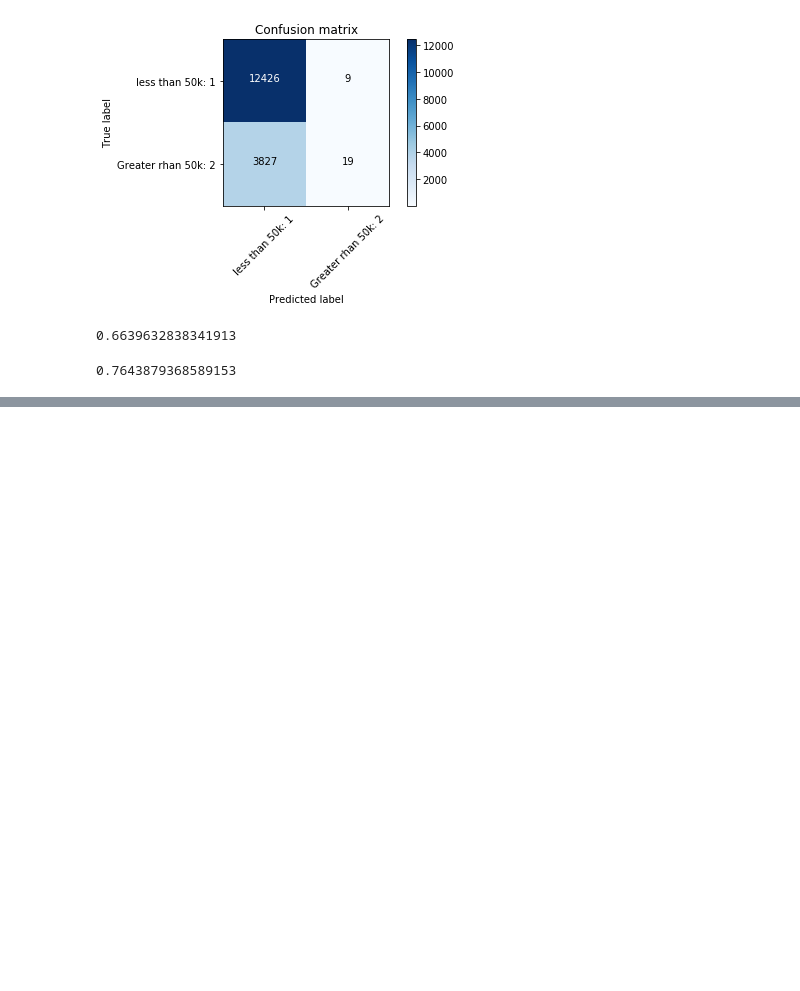
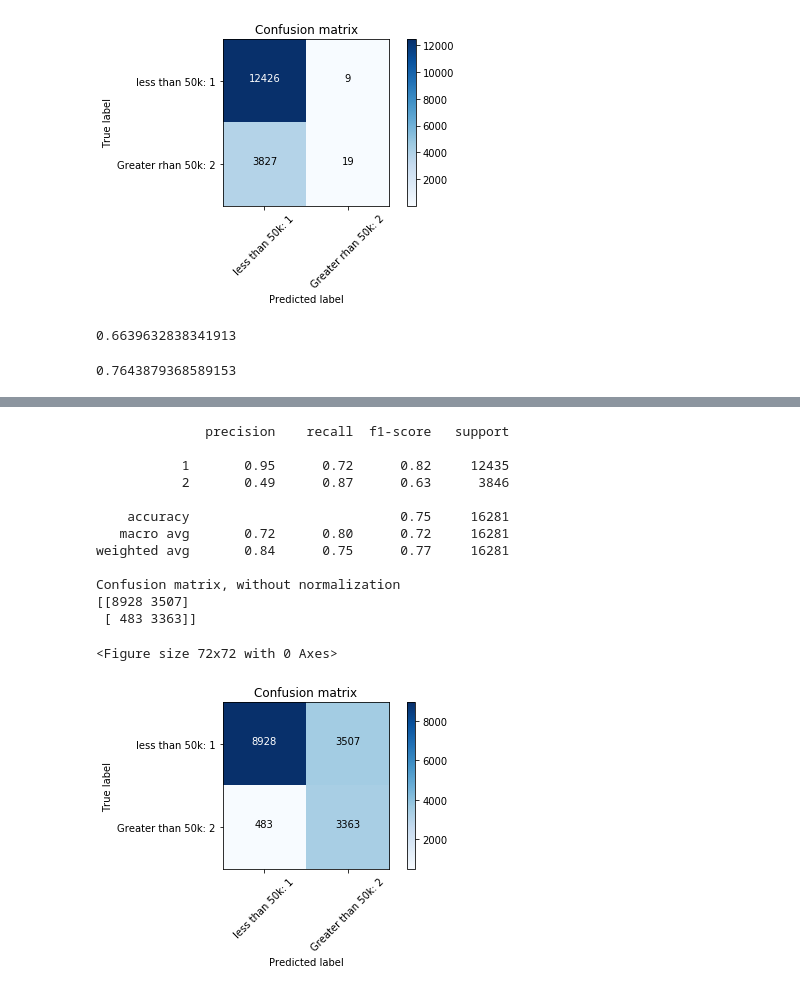
Before and after one commit to Nandit12/Census_income, a Jupyter notebook: census_income.ipynb, the cells around one changed output, grey strips where cells are left out. Saved outputs shown, nothing was run; the diff lists cells and outputs as text; code cells hidden in the pictures; blank space fills up the shorter version.

```diff
--- a/census_income.ipynb
+++ b/census_income.ipynb
@@ -464,0 +495,33 @@ jaccard_similarity_score(y_test, yhat)
+# %%
+from imblearn.over_sampling import SMOTE
+sm = SMOTE(random_state=27, sampling_strategy=0.5) #sampling_strategy is the ratio of binary categories
+X_train1, y_train1 = sm.fit_sample(X_train, y_train)
+# %%
+smote = Tree.fit(X_train1, y_train1)
+
+smote_pred = smote.predict(X_test)
+# %%
+cnf_matrix = confusion_matrix(y_test, smote_pred, labels=[1,2])
+np.set_printoptions(precision=2)
+
+print (classification_report(y_test, smote_pred))
+
+# Plot non-normalized confusion matrix
+plt.figure(figsize=(1,1))
+plt.figure()
+plot_confusion_matrix(cnf_matrix, classes=['less than 50k: 1', 'Greater than 50k: 2'],normalize= False,  title='Confusion matrix')
+# %% [output]
+              precision    recall  f1-score   support
+
+           1       0.95      0.72      0.82     12435
+           2       0.49      0.87      0.63      3846
+
+    accuracy                           0.75     16281
+   macro avg       0.72      0.80      0.72     16281
+weighted avg       0.84      0.75      0.77     16281
+
+Confusion matrix, without normalization
+[[8928 3507]
+ [ 483 3363]]
+<Figure size 72x72 with 0 Axes>
+[figure, added]
```
Also changed, not shown: parts of 8 cells of this notebook.
